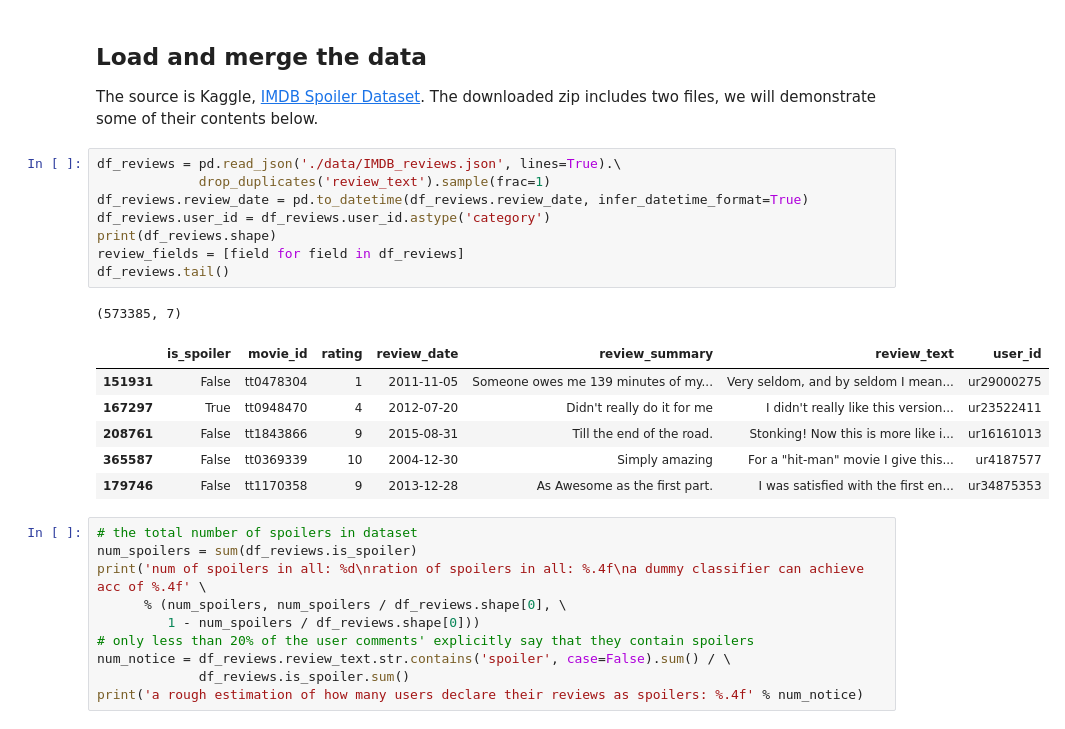
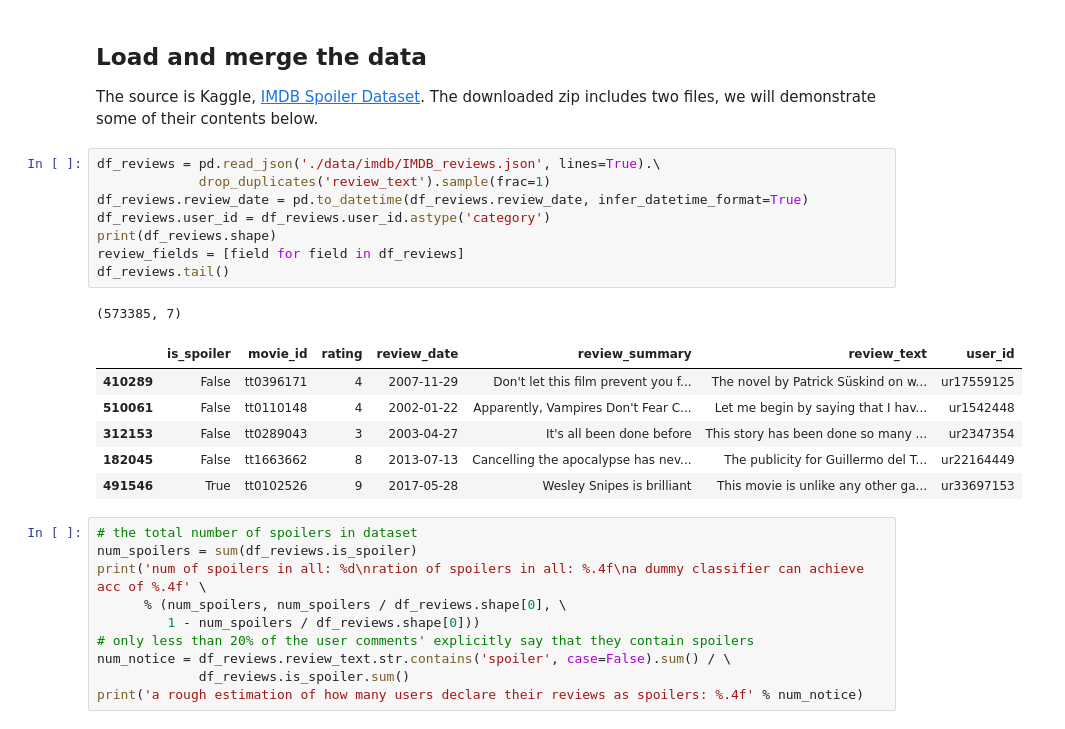
Before and after one commit to zhiming-xu/spoiler-detector, a Jupyter notebook: data_loader.ipynb, the cells around one changed output. Saved outputs shown, nothing was run; the diff lists cells and outputs as text.

```diff
--- a/data_loader.ipynb
+++ b/data_loader.ipynb
@@ -9,21 +9,21 @@ import multiprocessing as mp
 ## Load and merge the data
 The source is Kaggle, [IMDB Spoiler Dataset](https://www.kaggle.com/rmisra/imdb-spoiler-dataset). The downloaded zip includes two files, we will demonstrate some of their contents below.
 # %%
-df_reviews = pd.read_json('./data/IMDB_reviews.json', lines=True).\
+df_reviews = pd.read_json('./data/imdb/IMDB_reviews.json', lines=True).\
              drop_duplicates('review_text').sample(frac=1)
 df_reviews.review_date = pd.to_datetime(df_reviews.review_date, infer_datetime_format=True)
 df_reviews.user_id = df_reviews.user_id.astype('category')
 print(df_reviews.shape)
 review_fields = [field for field in df_reviews]
 df_reviews.tail()
 # %% [output]
 (573385, 7)
 |  | is_spoiler | movie_id | rating | review_date | review_summary | review_text | user_id |
-| 151931 | False | tt0478304 | 1 | 2011-11-05 | Someone owes me 139 minutes of my... | Very seldom, and by seldom I mean... | ur29000275 |
-| 167297 | True | tt0948470 | 4 | 2012-07-20 | Didn't really do it for me | I didn't really like this version... | ur23522411 |
-| 208761 | False | tt1843866 | 9 | 2015-08-31 | Till the end of the road. | Stonking! Now this is more like i... | ur16161013 |
-| 365587 | False | tt0369339 | 10 | 2004-12-30 | Simply amazing | For a "hit-man" movie I give this... | ur4187577 |
-| 179746 | False | tt1170358 | 9 | 2013-12-28 | As Awesome as the first part. | I was satisfied with the first en... | ur34875353 |
+| 410289 | False | tt0396171 | 4 | 2007-11-29 | Don't let this film prevent you f... | The novel by Patrick Süskind on w... | ur17559125 |
+| 510061 | False | tt0110148 | 4 | 2002-01-22 | Apparently, Vampires Don't Fear C... | Let me begin by saying that I hav... | ur1542448 |
+| 312153 | False | tt0289043 | 3 | 2003-04-27 | It's all been done before | This story has been done so many ... | ur2347354 |
+| 182045 | False | tt1663662 | 8 | 2013-07-13 | Cancelling the apocalypse has nev... | The publicity for Guillermo del T... | ur22164449 |
+| 491546 | True | tt0102526 | 9 | 2017-05-28 | Wesley Snipes is brilliant | This movie is unlike any other ga... | ur33697153 |
 # %%
 # the total number of spoilers in dataset
 num_spoilers = sum(df_reviews.is_spoiler)
```
Also changed, not shown: parts of 4 cells of this notebook, 1 other file.
